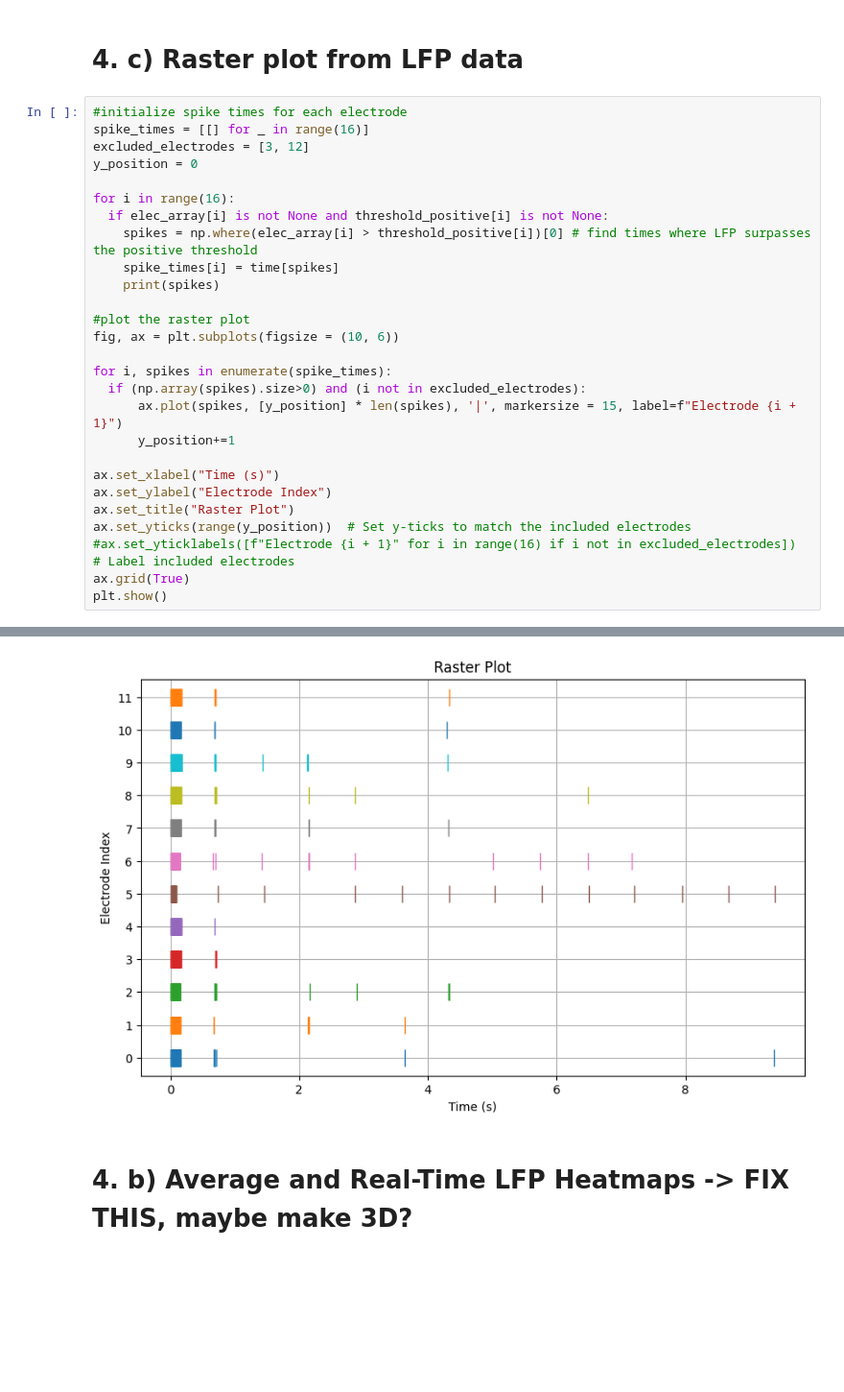
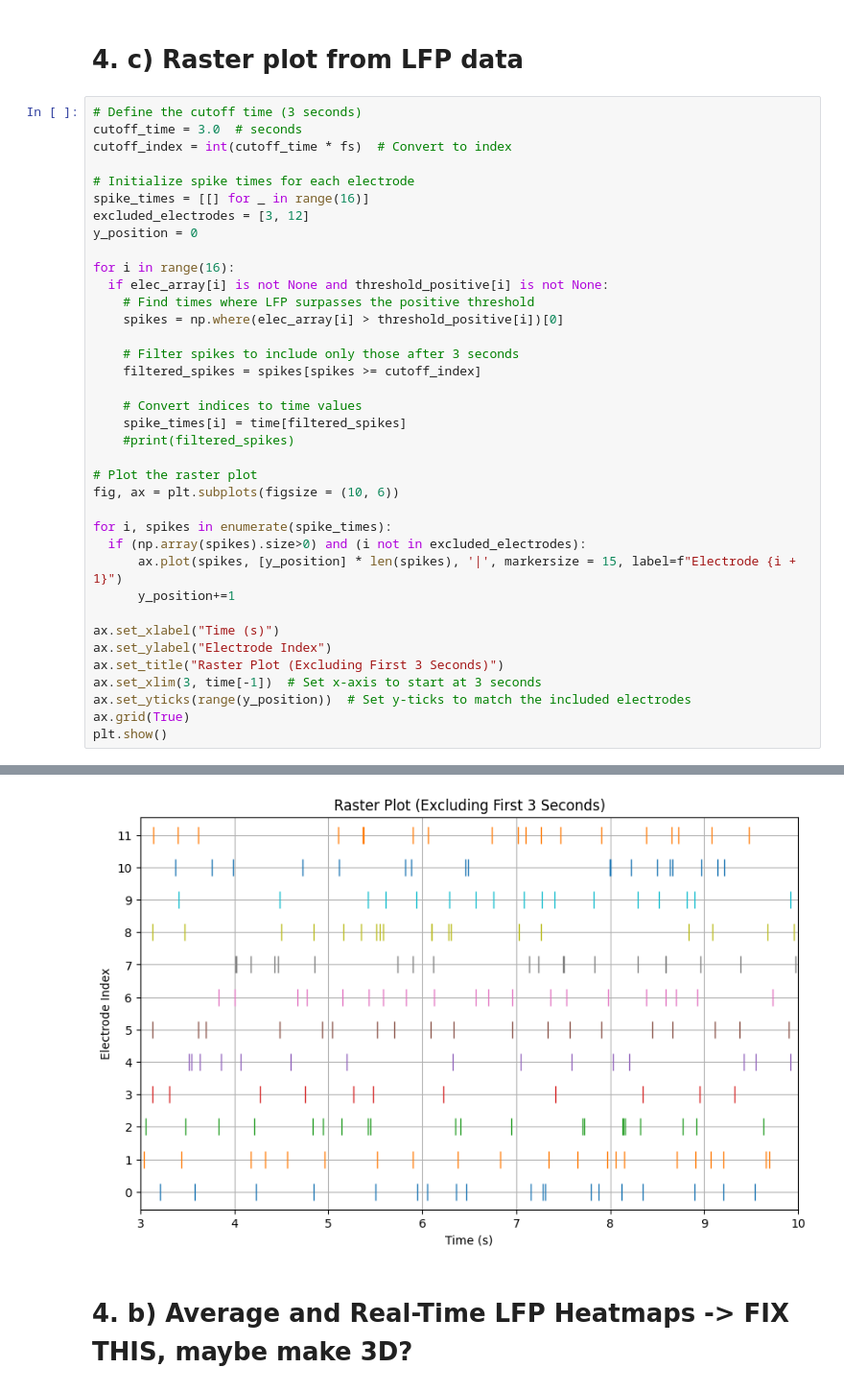
Before and after one commit to hkisic/BEP, a Jupyter notebook: AdExIF_Model_LFP.ipynb, the cells around one changed output, grey strips where cells are left out. Shown at 96% size. Saved outputs shown, nothing was run; the diff lists cells and outputs as text; blank space fills up the shorter version.

```diff
--- a/AdExIF_Model_LFP.ipynb
+++ b/AdExIF_Model_LFP.ipynb
@@ -1786,18 +1859,28 @@ Processed standard deviations: [None np.float64(1.1546718255751492e-06)
 # %% [markdown]
 # 4. c) Raster plot from LFP data
 # %%
-#initialize spike times for each electrode
+# Define the cutoff time (3 seconds)
+cutoff_time = 3.0  # seconds
+cutoff_index = int(cutoff_time * fs)  # Convert to index
+
+# Initialize spike times for each electrode
 spike_times = [[] for _ in range(16)]
 excluded_electrodes = [3, 12]
 y_position = 0
 
 for i in range(16):
   if elec_array[i] is not None and threshold_positive[i] is not None:
-    spikes = np.where(elec_array[i] > threshold_positive[i])[0] # find times where LFP surpasses the positive threshold
-    spike_times[i] = time[spikes]
-    print(spikes)
+    # Find times where LFP surpasses the positive threshold
+    spikes = np.where(elec_array[i] > threshold_positive[i])[0]
 
-#plot the raster plot
+    # Filter spikes to include only those after 3 seconds
+    filtered_spikes = spikes[spikes >= cutoff_index]
+
+    # Convert indices to time values
+    spike_times[i] = time[filtered_spikes]
+    #print(filtered_spikes)
+
+# Plot the raster plot
 fig, ax = plt.subplots(figsize = (10, 6))
 
 for i, spikes in enumerate(spike_times):
@@ -1807,9 +1890,9 @@ for i, spikes in enumerate(spike_times):
 
 ax.set_xlabel("Time (s)")
 ax.set_ylabel("Electrode Index")
-ax.set_title("Raster Plot")
+ax.set_title("Raster Plot (Excluding First 3 Seconds)")
+ax.set_xlim(3, time[-1])  # Set x-axis to start at 3 seconds
 ax.set_yticks(range(y_position))  # Set y-ticks to match the included electrodes
-#ax.set_yticklabels([f"Electrode {i + 1}" for i in range(16) if i not in excluded_electrodes])  # Label included electrodes
 ax.grid(True)
 plt.show()
 # %% [output]
@@ -1833,4 +1900,4 @@ plt.show()
-[figure, old version]
+[figure, new version]
 # %% [markdown]
 # 4. b) Average and Real-Time LFP Heatmaps -> FIX THIS, maybe make 3D?
 # %%
```
Also changed, not shown: parts of 4 cells of this notebook.
